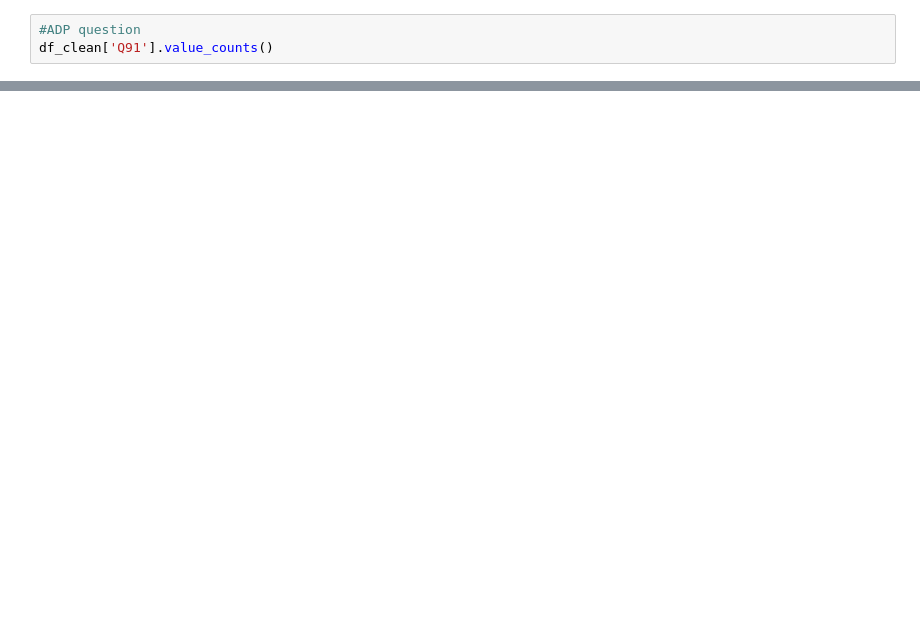
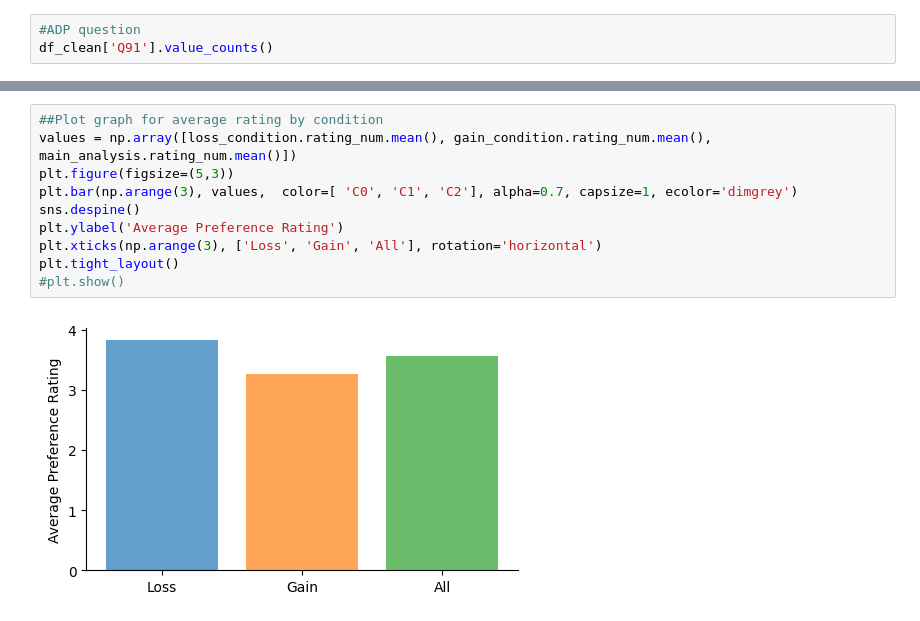
Before and after one commit to aking3806/riskychoiceframing_AI, a Jupyter notebook: Experiment 1/analysis/qualtrics_analysis.ipynb, the cells around one changed output, grey strips where cells are left out. Cells and saved outputs as stored; diff of their text form; blank space fills up the shorter version.

```diff
--- a/Experiment 1/analysis/qualtrics_analysis.ipynb
+++ b/Experiment 1/analysis/qualtrics_analysis.ipynb
@@ -398,0 +487,12 @@ df_clean['Q91'].value_counts()
+# %%
+##Plot graph for average rating by condition
+values = np.array([loss_condition.rating_num.mean(), gain_condition.rating_num.mean(), main_analysis.rating_num.mean()])
+plt.figure(figsize=(5,3))
+plt.bar(np.arange(3), values,  color=[ 'C0', 'C1', 'C2'], alpha=0.7, capsize=1, ecolor='dimgrey')
+sns.despine()
+plt.ylabel('Average Preference Rating')
+plt.xticks(np.arange(3), ['Loss', 'Gain', 'All'], rotation='horizontal')
+plt.tight_layout()
+#plt.show()
+# %% [output]
+[figure, added]
```
Also changed, not shown: parts of 30 cells of this notebook.
